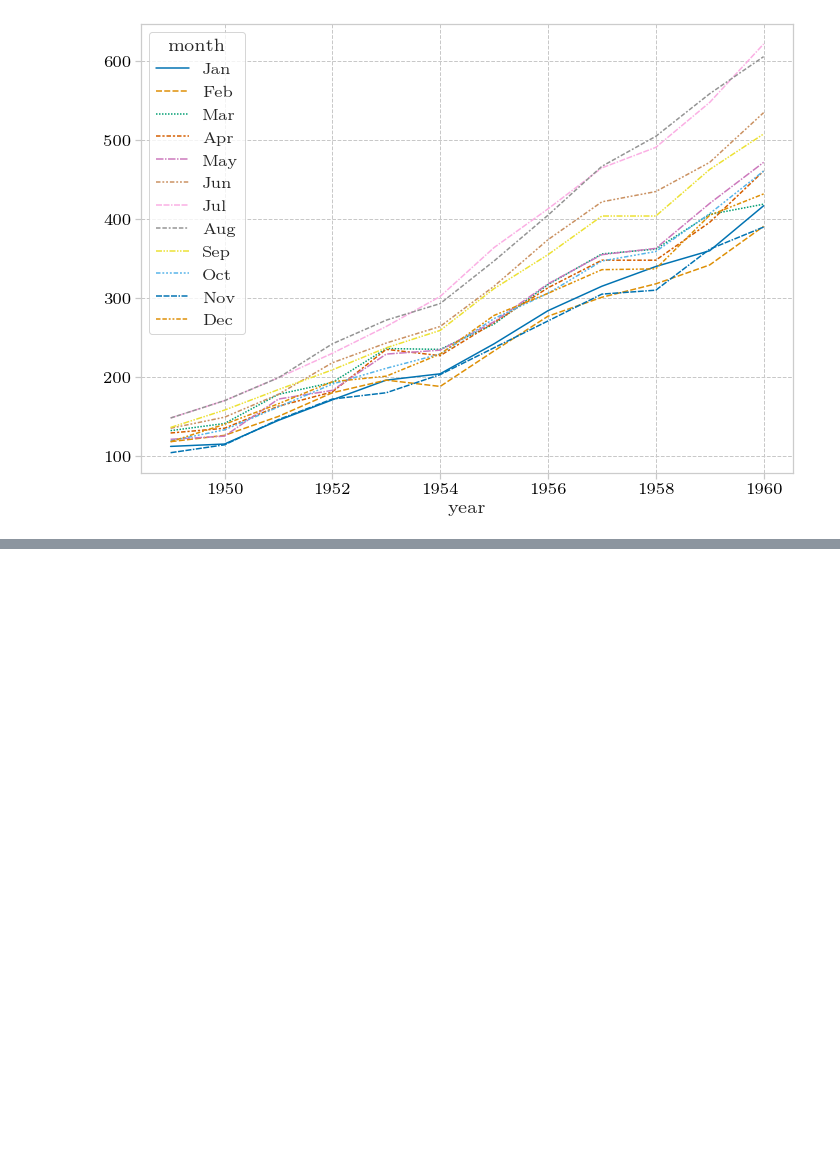
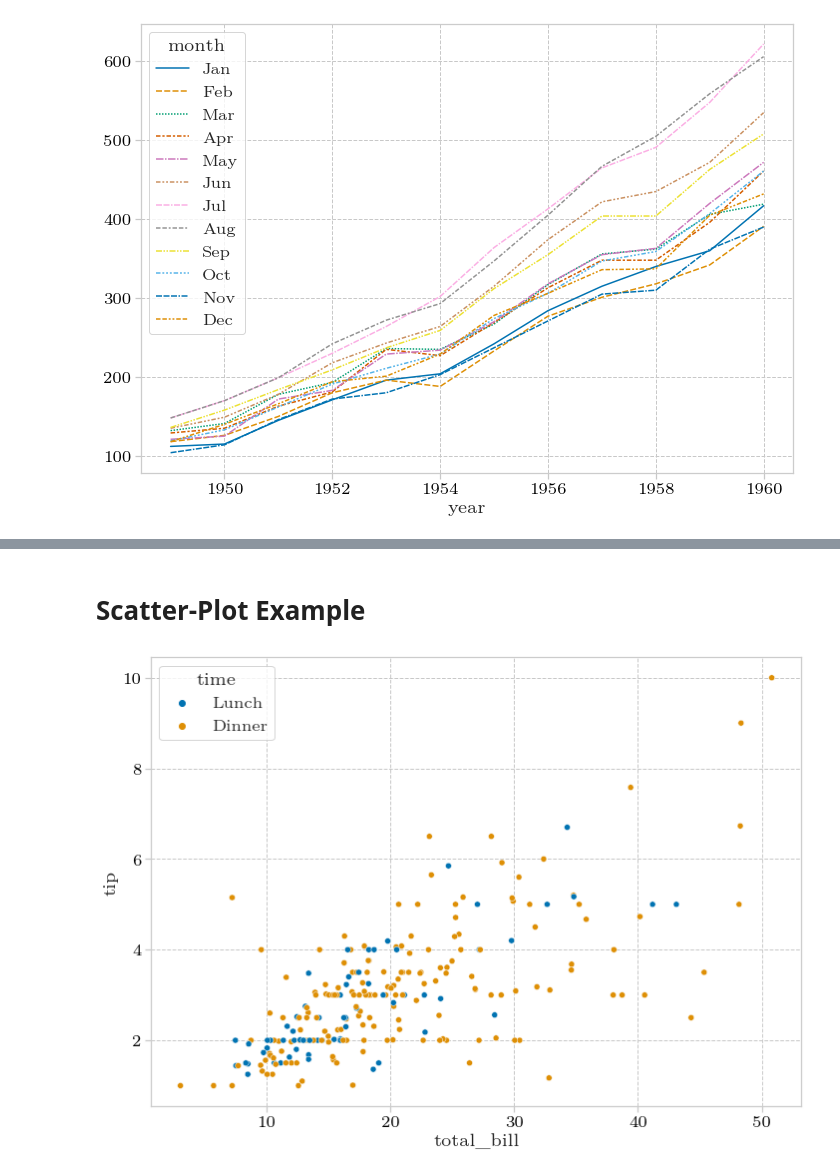
Before and after one commit to RLI-sandbox/open_bea-plot-design, a Jupyter notebook: plot-design/plot-design.ipynb, the cells around one changed output, grey strips where cells are left out. Cells and saved outputs as stored; diff of their text form; code cells hidden in the pictures; blank space fills up the shorter version.

```diff
--- a/plot-design/plot-design.ipynb
+++ b/plot-design/plot-design.ipynb
@@ -173,0 +207,20 @@ KeysView(RcParams({'_internal.classic_mode': False,
+# %% [markdown]
+# Scatter-Plot Example
+# %%
+# Set subplot parameters
+fig, ax = plt.subplots(
+    figsize=standard_sizes["a4landscape"])
+
+sns.scatterplot(
+    x="total_bill", y="tip", hue="time", data=tips, ax=ax,
+    palette=sns.color_palette("colorblind", n_colors=len(tips.time.unique())))
+
+for label in ax.get_xticklabels():
+    label.set_color(hex_labels)
+
+for label in ax.get_yticklabels():
+    label.set_color(hex_labels)
+
+plt.show()
+# %% [output]
+[figure, added]
```
Also changed, not shown: parts of 14 cells of this notebook, 1 other file.
